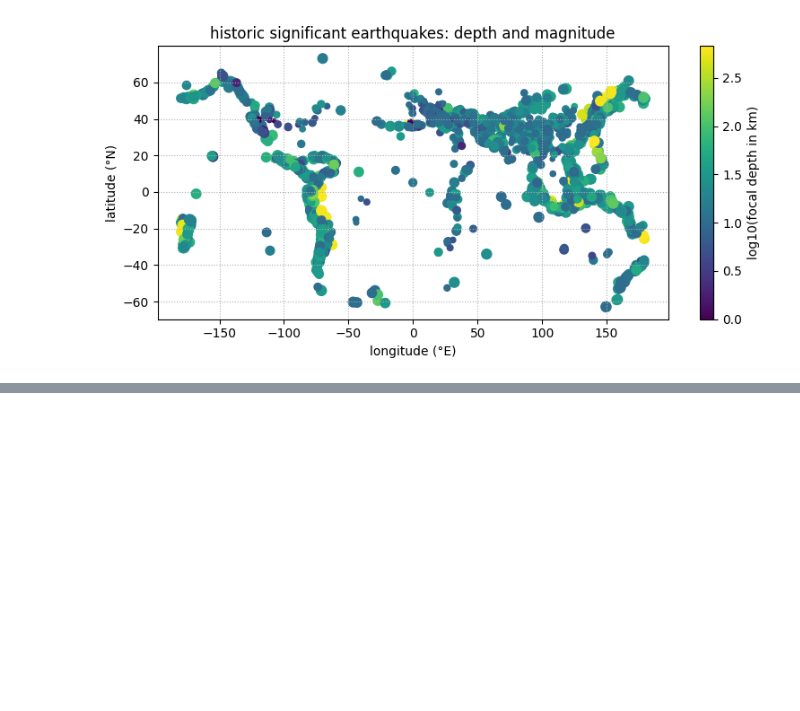
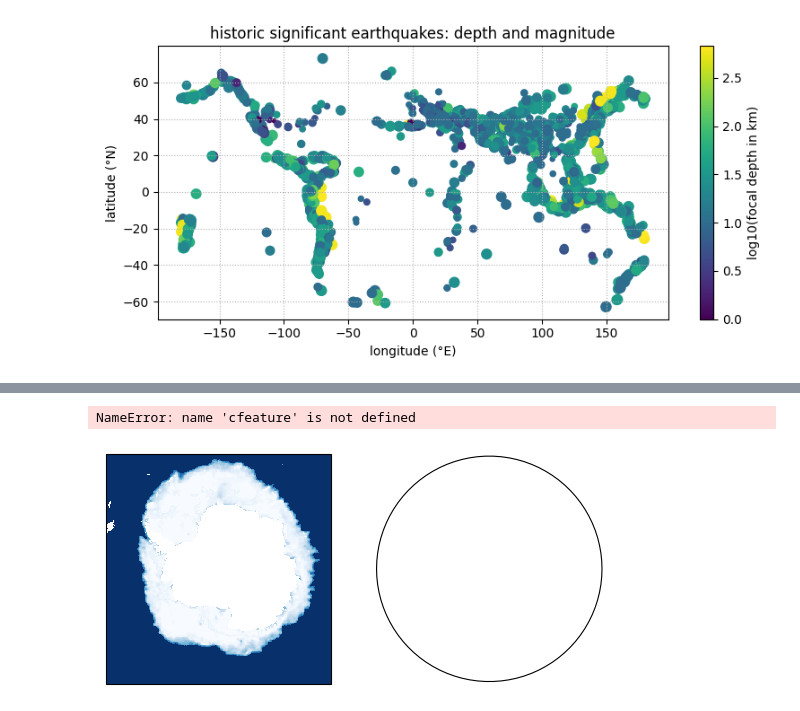
Before and after one commit to NilsChabloz/2026_Intro_Python, a Jupyter notebook: live/part-I/1.4-matplotlib-and-xarray-environmental-exercises.ipynb, the cells around one changed output, grey strips where cells are left out. Saved outputs shown, nothing was run; the diff lists cells and outputs as text; code cells hidden in the pictures; blank space fills up the shorter version.

```diff
--- a/live/part-I/1.4-matplotlib-and-xarray-environmental-exercises.ipynb
+++ b/live/part-I/1.4-matplotlib-and-xarray-environmental-exercises.ipynb
@@ -415,0 +444,25 @@ path_summer = pooch.retrieve(
+# %%
+summer = xr.open_dataset(path_summer).isel(time=0)
+winter = xr.open_dataset(path_winter).isel(time=0)
+
+summer_ice = summer['seaice_conc_cdr'] #N: selecting the seaice_conc_cdr variable in the dataset
+summer_ice = summer_ice.where(summer_ice <= 1) #N: keeping only the values under or equal to 1
+
+winter_ice = winter['seaice_conc_cdr']
+winter_ice = winter_ice.where(winter_ice <= 1)
+
+import cartopy.crs as ccrs #N: was not installed, so I installed cartopy with pip
+
+fig, axes = plt.subplots(1, 2, subplot_kw={"projection": ccrs.SouthPolarStereo()})
+ax0, ax1 = axes
+
+ax0.set_extent([-180, 180, -90, -55], ccrs.PlateCarree())
+pcm0 = ax0.pcolormesh(winter_ice["longitude"], winter_ice["latitude"], winter_ice, cmap = 'Blues_r', transform=ccrs.PlateCarree(), vmin = 0, vmax = 1)
+ax0.add_feature(cfeature.LAND, facecolor='grey')
+ax1.set_extent([-180, 180, -90, -55], ccrs.PlateCarree())
+pcm1 = ax1.pcolormesh(summer_ice["longitude"], summer_ice["latitude"], summer_ice, cmap = 'Blues_r', transform=ccrs.PlateCarree(), vmin = 0, vmax = 1)
+
+fig.colorbar(pcm0, ax = axes)
+# %% [output]
+NameError: name 'cfeature' is not defined
+[figure, added]
```
Also changed, not shown: parts of 6 cells of this notebook.
